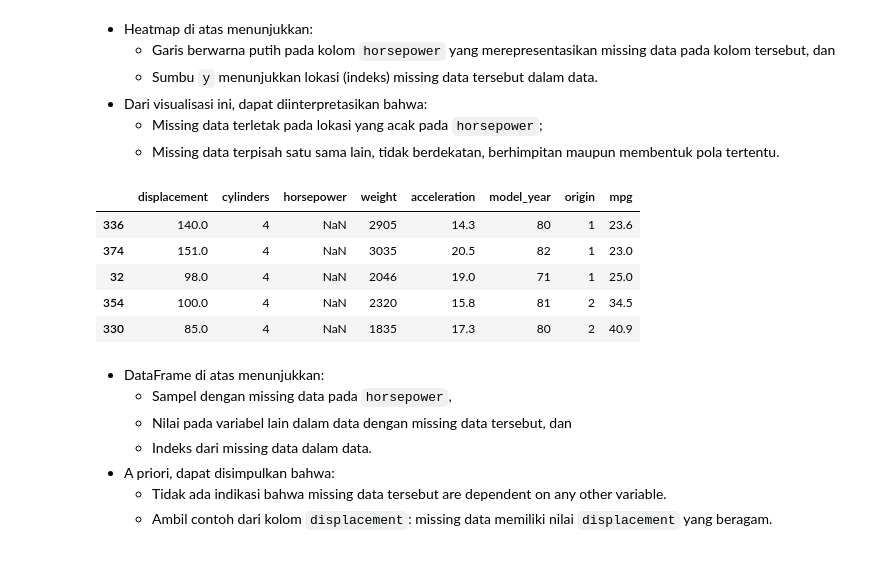
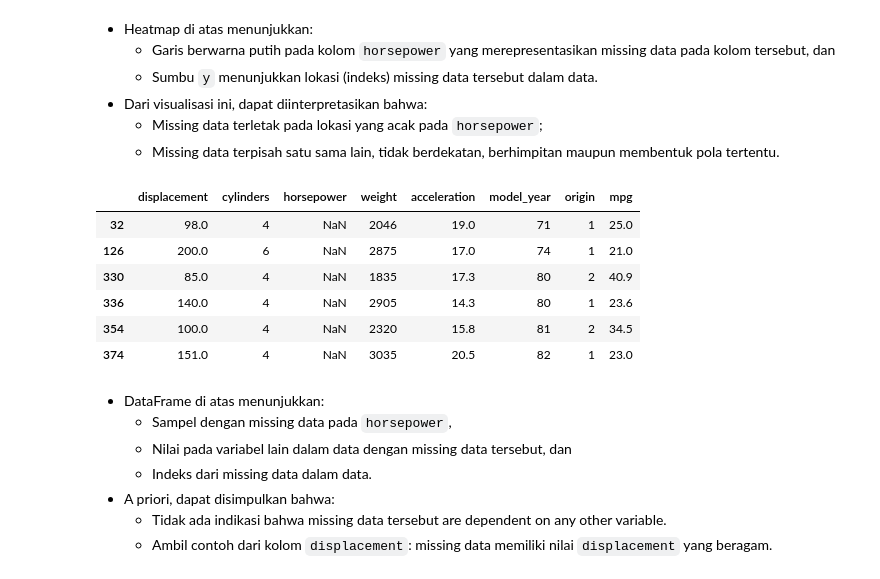
Before and after one commit to garudapaksi-yusuf/Auto_MPG_Prediction, a Jupyter notebook: notebook/notebook.ipynb, the cells around one changed output. Cells and saved outputs as stored; diff of their text form; code cells hidden in the pictures.

```diff
--- a/notebook/notebook.ipynb
+++ b/notebook/notebook.ipynb
@@ -92,20 +95,34 @@ This dataset is a slightly modified version of the dataset provided in the StatL
 </div>
 # %% [markdown]
 ### Data ETL
+# %%
+def data_etl(id):
+    """Fetches data from the UCI repository and prepares it for analysis.
+
+    Args:
+        id (str): The identifier for the dataset to be fetched from the UCI repository.
+
+    Returns:
+        pd.DataFrame: A DataFrame containing the features and target variables of the dataset.
+    """
+    dotdict = fetch_ucirepo(id=id)
+
+    features = dotdict.data.features
+    target = dotdict.data.targets
+
+    dataset = pd.concat(
+        objs=[features, target],
+        axis=1
+    )
+    dataset = pd.DataFrame(data=dataset)
+
+    return dataset
 # %%
 # fetch dataset
 auto_mpg_id = 9
-auto_mpg = fetch_ucirepo(id=auto_mpg_id)
-
-# raw data (as Pandas dataframes)
-features = auto_mpg.data.features
-target = auto_mpg.data.targets
-data_raw = pd.concat(
-    objs=[features, target],
-    axis=1
-)
+data = data_etl(id=auto_mpg_id)
 
 # show data samples
-data_raw.sample(n=5)
+data.sample(n=5)
 # %% [output]
 |  | displacement | cylinders | horsepower | weight | acceleration | model_year | origin | mpg |
@@ -231,14 +209,15 @@ plt.show()
     * Missing data terpisah satu sama lain, tidak berdekatan, berhimpitan maupun membentuk pola tertentu.
 # %%
 # slice missing data in train set
-data_train[data_train["horsepower"].isnull()]
+data[data["horsepower"].isnull()]
 # %% [output]
 |  | displacement | cylinders | horsepower | weight | acceleration | model_year | origin | mpg |
+| 32 | 98.0 | 4 | NaN | 2046 | 19.0 | 71 | 1 | 25.0 |
+| 126 | 200.0 | 6 | NaN | 2875 | 17.0 | 74 | 1 | 21.0 |
+| 330 | 85.0 | 4 | NaN | 1835 | 17.3 | 80 | 2 | 40.9 |
 | 336 | 140.0 | 4 | NaN | 2905 | 14.3 | 80 | 1 | 23.6 |
+| 354 | 100.0 | 4 | NaN | 2320 | 15.8 | 81 | 2 | 34.5 |
 | 374 | 151.0 | 4 | NaN | 3035 | 20.5 | 82 | 1 | 23.0 |
-| 32 | 98.0 | 4 | NaN | 2046 | 19.0 | 71 | 1 | 25.0 |
-| 354 | 100.0 | 4 | NaN | 2320 | 15.8 | 81 | 2 | 34.5 |
-| 330 | 85.0 | 4 | NaN | 1835 | 17.3 | 80 | 2 | 40.9 |
 # %% [markdown]
 * DataFrame di atas menunjukkan:
     * Sampel dengan missing data pada `horsepower`,
```
Also changed, not shown: parts of 109 cells of this notebook.
